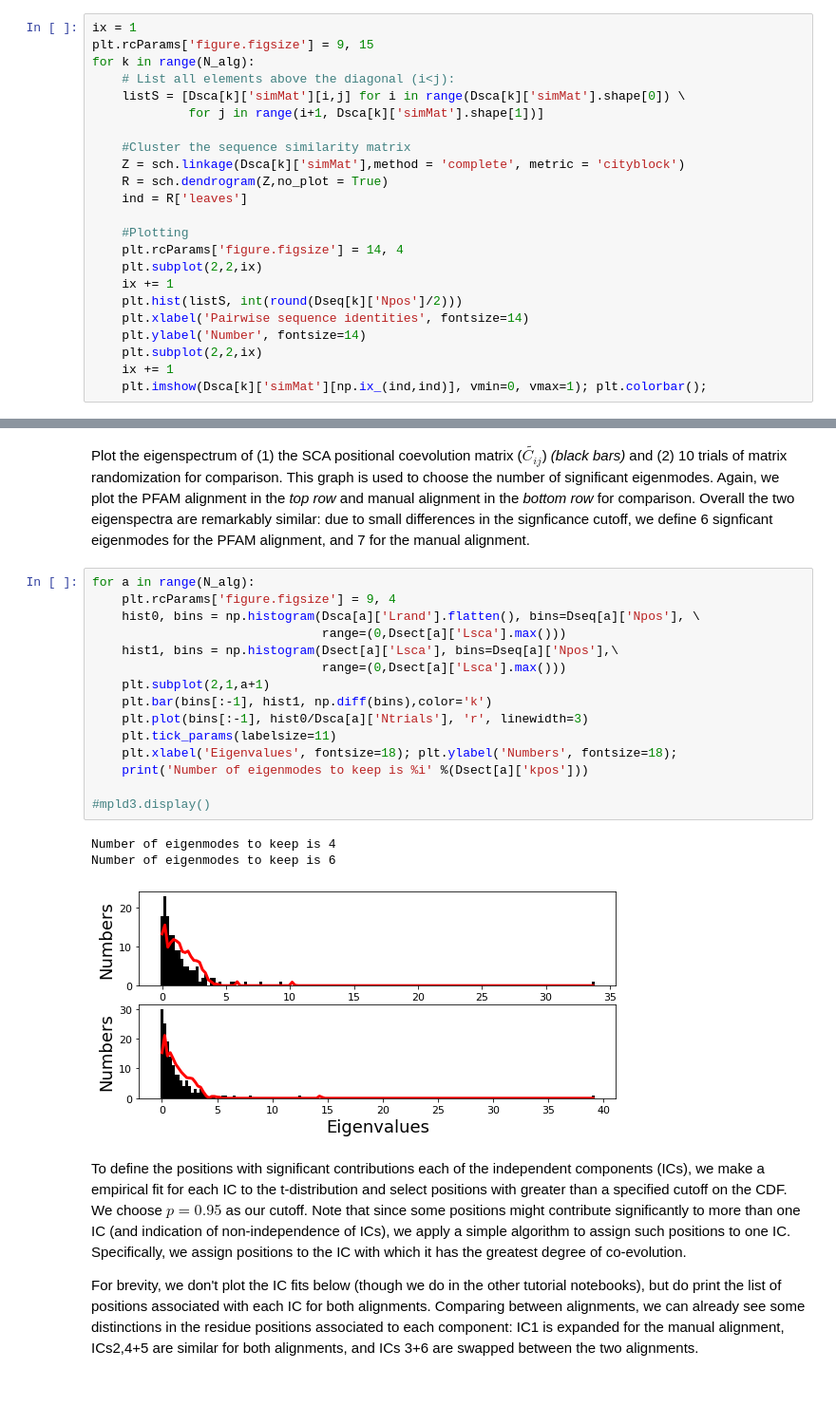
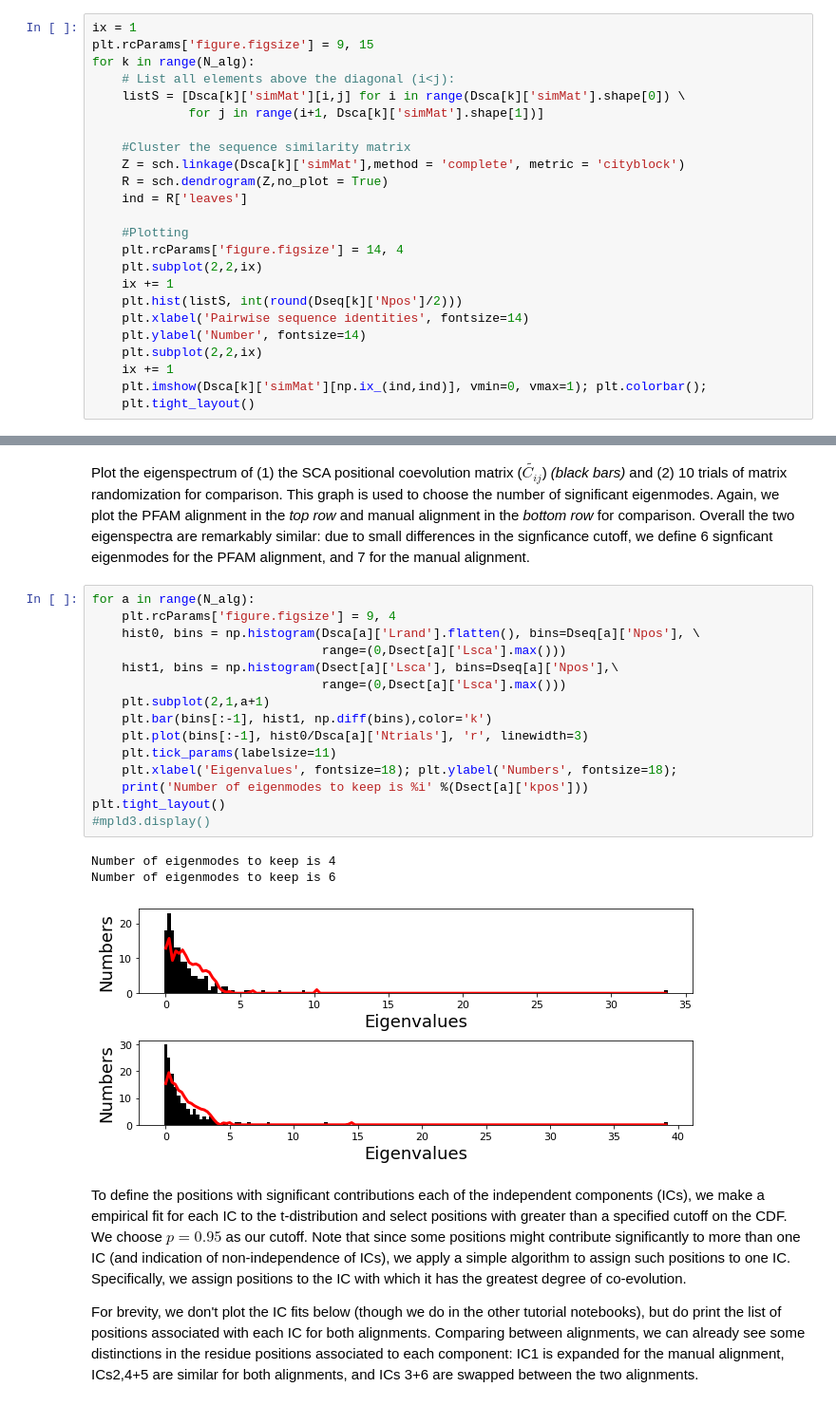
Before and after one commit to ranganathanlab/pySCA, a Jupyter notebook: notebooks/SCA_DHFR.ipynb, the cells around one changed output, grey strips where cells are left out. Shown at 95% size. Saved outputs shown, nothing was run; the diff lists cells and outputs as text.

```diff
--- a/notebooks/SCA_DHFR.ipynb
+++ b/notebooks/SCA_DHFR.ipynb
@@ -87,4 +83,5 @@ for k in range(N_alg):
     plt.subplot(2,2,ix)
     ix += 1
     plt.imshow(Dsca[k]['simMat'][np.ix_(ind,ind)], vmin=0, vmax=1); plt.colorbar();
+    plt.tight_layout()
 # %% [output]
@@ -177,22 +174,22 @@ Plot the eigenspectrum of (1) the SCA positional coevolution matrix ($\tilde{C_{
 # %%
 for a in range(N_alg):
     plt.rcParams['figure.figsize'] = 9, 4
     hist0, bins = np.histogram(Dsca[a]['Lrand'].flatten(), bins=Dseq[a]['Npos'], \
                                range=(0,Dsect[a]['Lsca'].max()))
     hist1, bins = np.histogram(Dsect[a]['Lsca'], bins=Dseq[a]['Npos'],\
                                range=(0,Dsect[a]['Lsca'].max()))
     plt.subplot(2,1,a+1)
     plt.bar(bins[:-1], hist1, np.diff(bins),color='k')
     plt.plot(bins[:-1], hist0/Dsca[a]['Ntrials'], 'r', linewidth=3)
     plt.tick_params(labelsize=11)
     plt.xlabel('Eigenvalues', fontsize=18); plt.ylabel('Numbers', fontsize=18);
     print('Number of eigenmodes to keep is %i' %(Dsect[a]['kpos']))
-
+plt.tight_layout()
 #mpld3.display()
 # %% [output]
 Number of eigenmodes to keep is 4
 Number of eigenmodes to keep is 6
-[figure, old version]
+[figure, new version]
 # %% [markdown]
 To define the positions with significant contributions each of the independent components (ICs), we make a empirical fit for each IC to the t-distribution and select positions with greater than a specified cutoff on the CDF.  We choose $p=0.95$ as our cutoff.  Note that since some positions might contribute significantly to more than one IC (and indication of non-independence of ICs), we  apply a simple algorithm to assign such positions to one IC.  Specifically, we assign positions to the IC with which it has the greatest degree of co-evolution.<br/>
 
```
Also changed, not shown: parts of 5 cells of this notebook, 34 other files.
